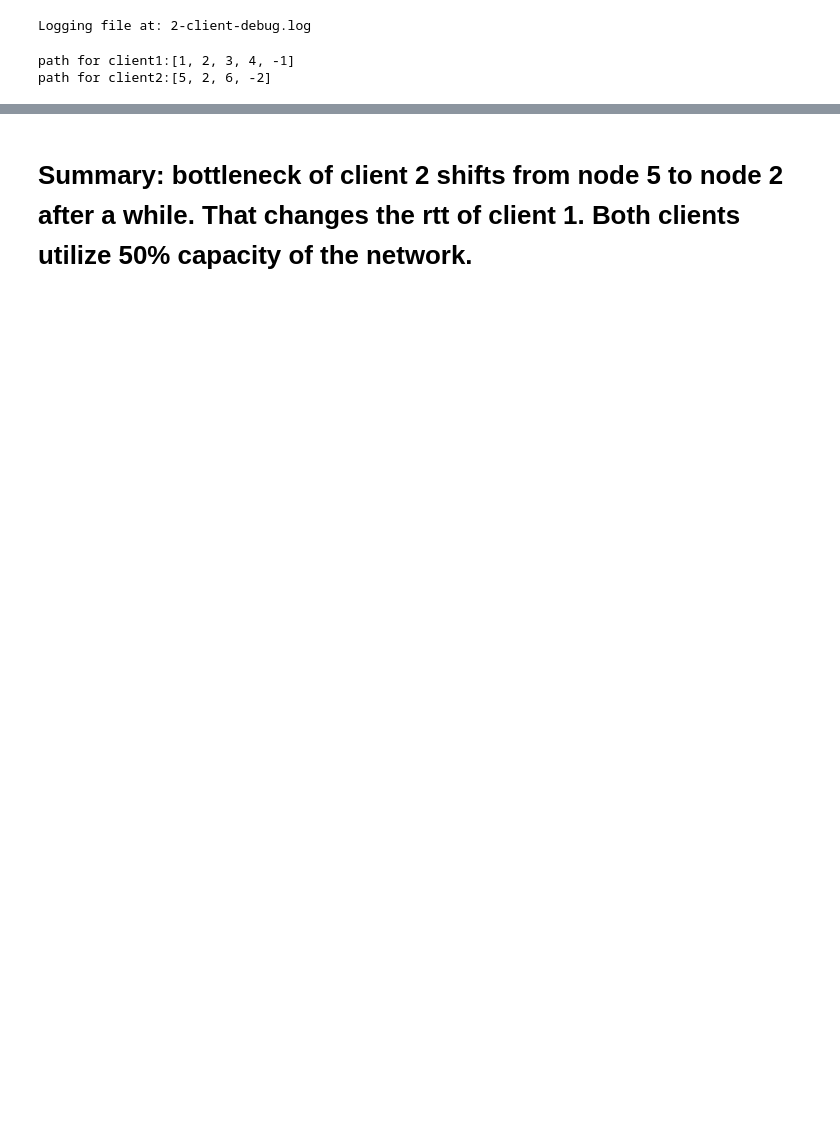
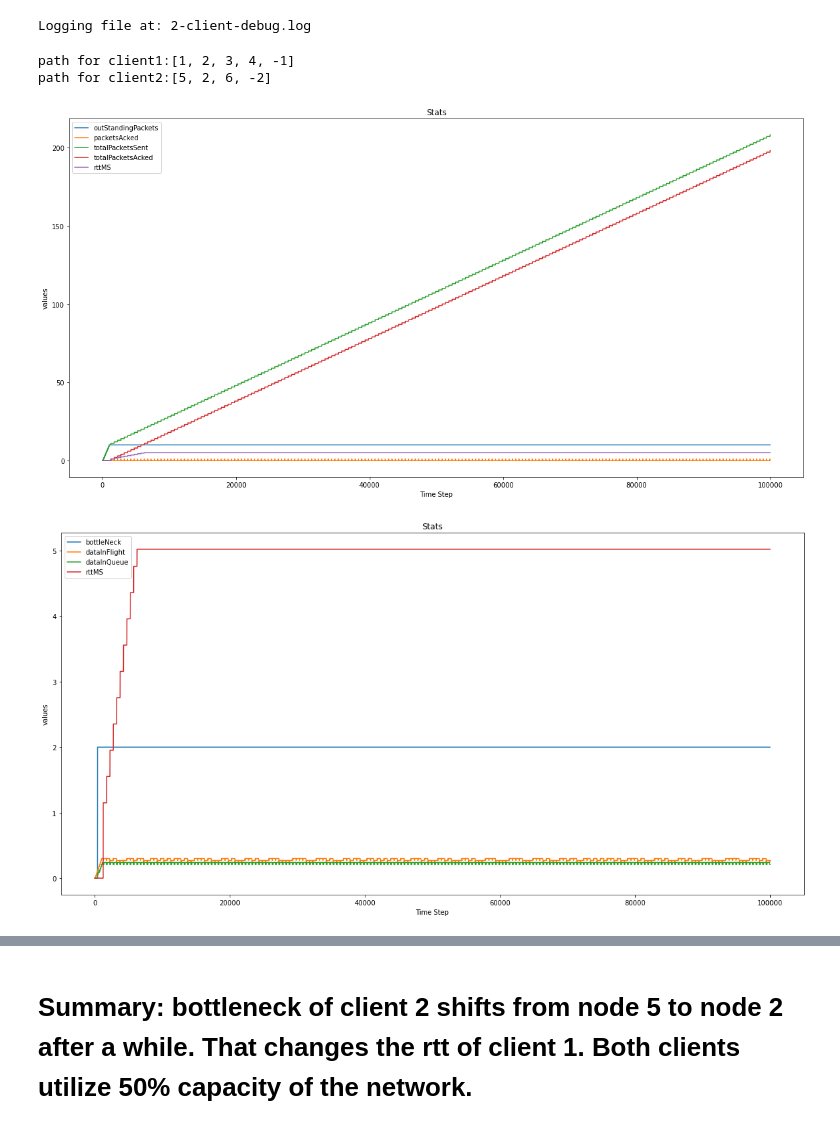
Before and after one commit to adhocmaster/pyns, a Jupyter notebook: scenarios/2-client-rtt.ipynb, the cells around one changed output, grey strips where cells are left out. Drawn from its saved outputs; the diff is of its cells as text; code cells hidden in the pictures; blank space fills up the shorter version.

```diff
--- a/scenarios/2-client-rtt.ipynb
+++ b/scenarios/2-client-rtt.ipynb
@@ -52,14 +52,17 @@ print("path for client2:" + str([node.id for node in path2.getNodesWithServer()]
 path for client1:[1, 2, 3, 4, -1]
 path for client2:[5, 2, 6, -2]
 # %%
-# nodeManager.reset()
-# simulator = EventSimulator(timeResolutionUnit=timeResolutionUnit, debug=True)
-# simulator.addClient(client)
-# maxSteps = 50000 # equivalent to maxStep timeResolution unit
-# simulator.run(maxSteps)
-# # client 1 stats
-# analyzer.createPlotsForTimeSteps(client.stats, ['outStandingPackets', 'packetsAcked', 'totalPacketsSent', 'totalPacketsAcked', 'rttMS'])
-# analyzer.createPlotsForTimeSteps(client.stats, ['bottleNeck', 'dataInFlight', 'dataInQueue', 'rttMS'])
+nodeManager.reset()
+simulator = EventSimulator(timeResolutionUnit=timeResolutionUnit, debug=True)
+simulator.addClient(client)
+maxSteps = 100000 # equivalent to maxStep timeResolution unit
+simulator.run(maxSteps)
+# client 1 stats
+analyzer.createPlotsForTimeSteps(client.stats, ['outStandingPackets', 'packetsAcked', 'totalPacketsSent', 'totalPacketsAcked', 'rttMS'])
+analyzer.createPlotsForTimeSteps(client.stats, ['bottleNeck', 'dataInFlight', 'dataInQueue', 'rttMS'])
+# %% [output]
+[figure, added]
+[figure, added]
 # %%
 nodeManager.reset()
 simulator = EventSimulator(timeResolutionUnit=timeResolutionUnit, debug=False)
```
Also changed, not shown: parts of 3 cells of this notebook, 15 other files.
